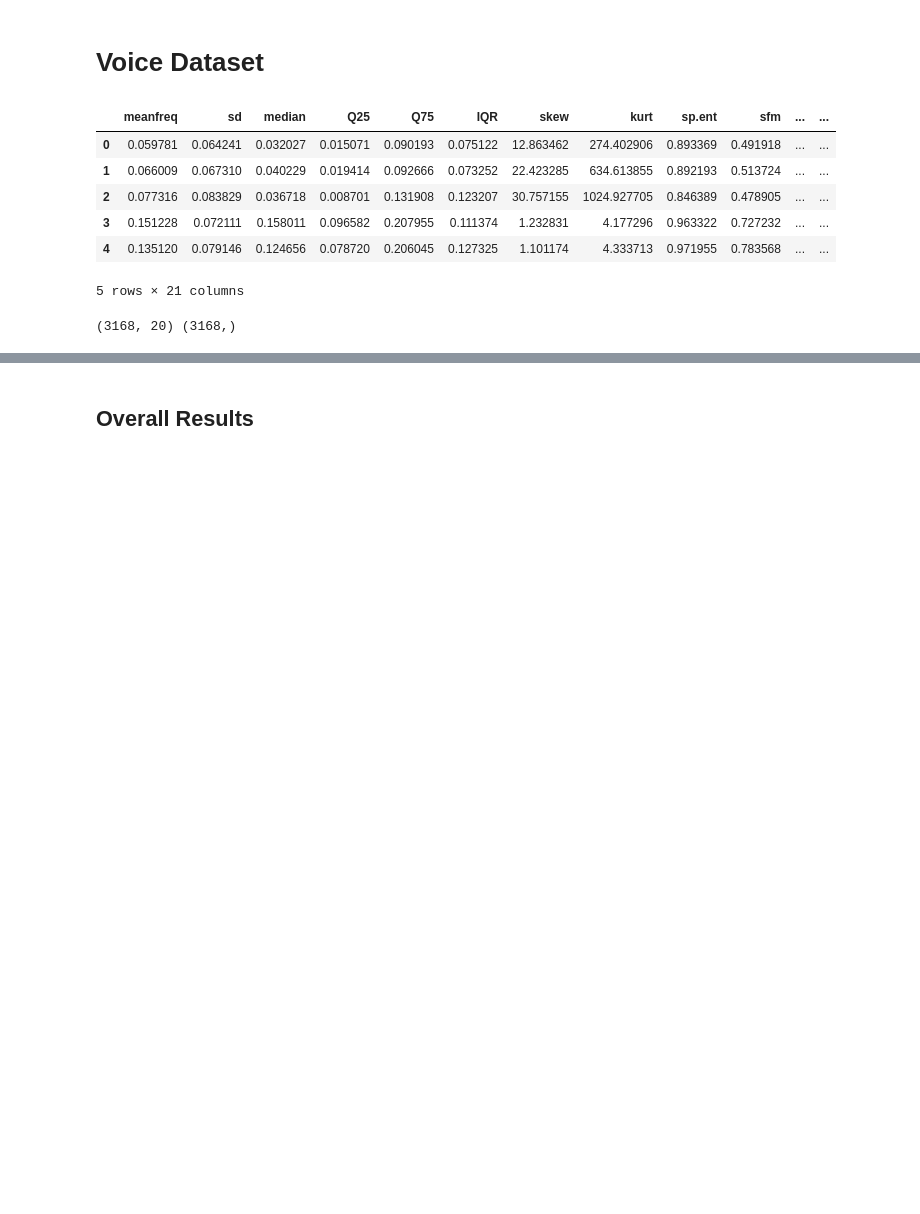
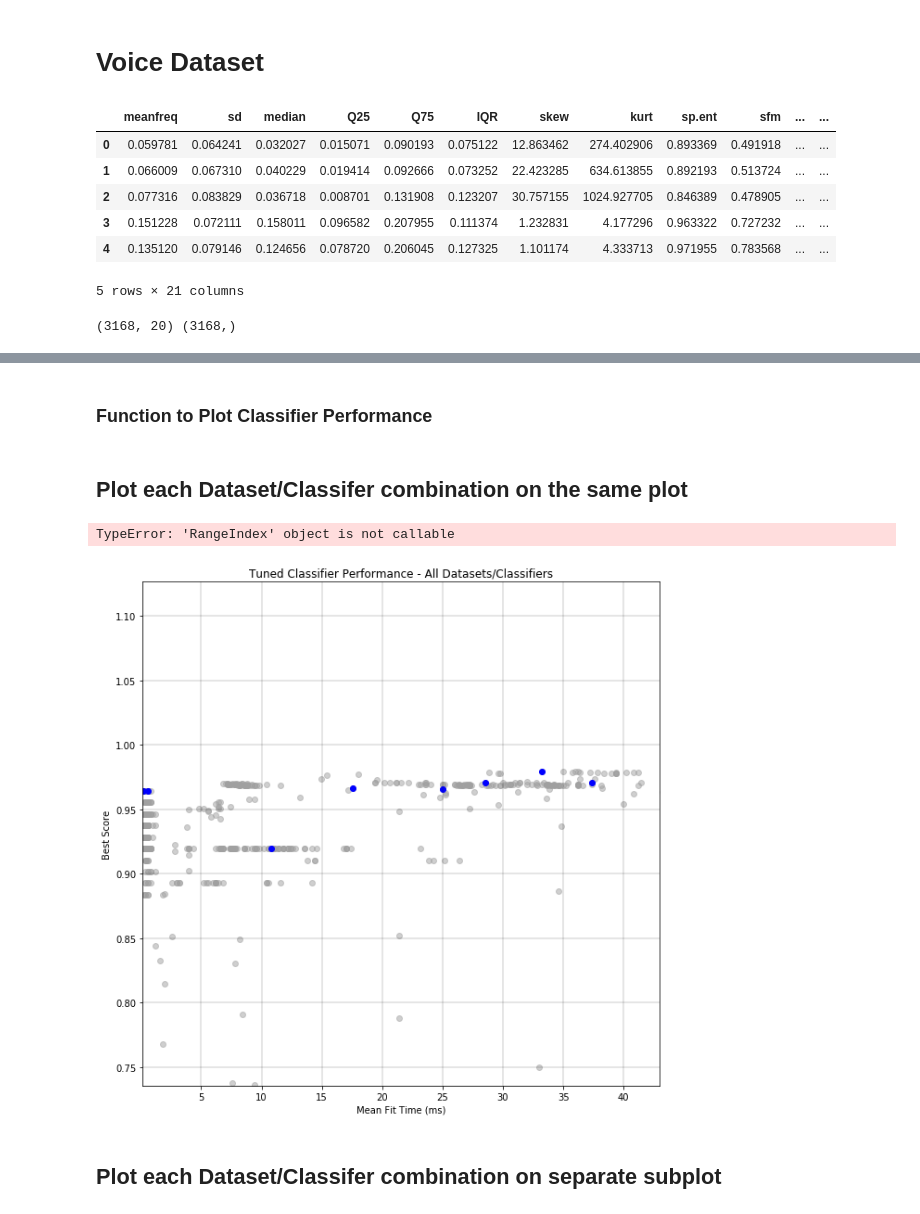
Before and after one commit to daddyjab/ML_Notes, a Jupyter notebook: 8-Hyper-Parameter Tuning.ipynb, the cells around one changed output, grey strips where cells are left out. Drawn from its saved outputs; the diff is of its cells as text; code cells hidden in the pictures; blank space fills up the shorter version.

```diff
--- a/8-Hyper-Parameter Tuning.ipynb
+++ b/8-Hyper-Parameter Tuning.ipynb
@@ -448,6 +376,6 @@ Std Dev Fit Time (ms)     1.112694
 dtype: float64
-# %% [markdown]
-## Overall Results
+# %% [markdown]
+### Function to Plot Classifier Performance
 # %%
 # Function: Create a plot of classifier performance
 def plot_summary(a_ax, a_df, a_title = None, a_x_col = "Mean Fit Time (ms)", a_y_col = "Best Score"):
@@ -543,5 +508,25 @@ def plot_summary(a_ax, a_df, a_title = None, a_x_col = "Mean Fit Time (ms)", a_y
         a_ax.text( a_df[a_x_col][i] + x_offset, a_df[a_y_col][i] + y_offset,
                    point_text, c="#0000FFFF" )
+# %% [markdown]
+## Plot each Dataset/Classifer combination on the same plot
+# %%
+# Plot Classification Performance results
+fig2 = plt.figure(figsize=(10,10))
+# fig2 = plt.figure()
+
+# Create a single plot of all results
+ax = fig2.add_subplot( 1,1,1 )
+
+# Create the plot
+plot_summary(ax, summary_df, "Tuned Classifier Performance - All Datasets/Classifiers")
+
+# Save the image - use it for Summary of Analysis at the top of the notebook
+plt.savefig('docs/Figure-Hyper_Parameter_Tuning-Combined.png', bbox_inches='tight')
+# %% [output]
+TypeError: 'RangeIndex' object is not callable
+[figure, added]
+# %% [markdown]
+## Plot each Dataset/Classifer combination on separate subplot
 # %%
 # Plot Classification Performance results
 fig1 = plt.figure(figsize=(15,12))
```
Also changed, not shown: parts of 38 cells of this notebook, 3 other files.
